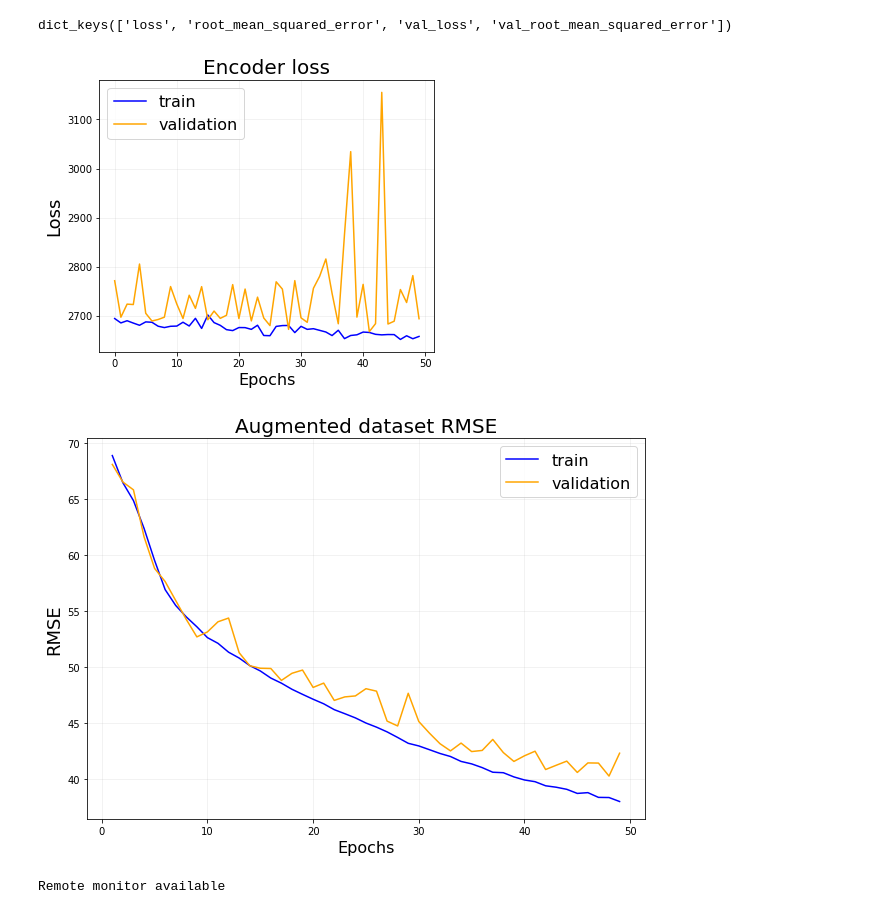
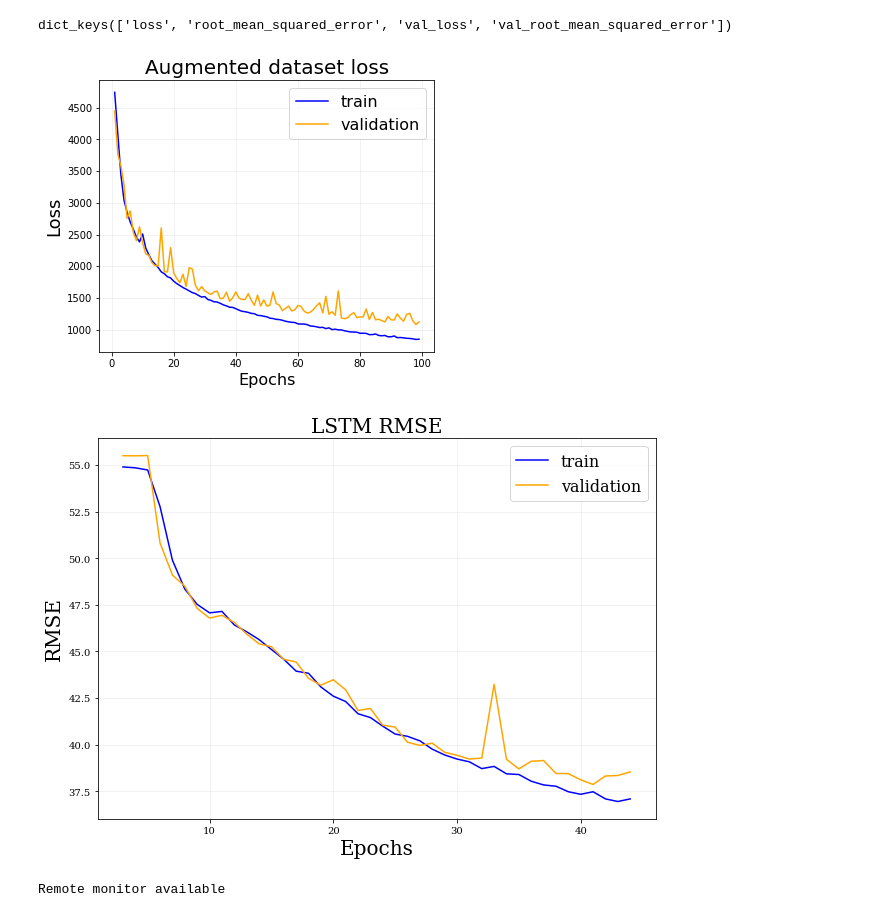
Before and after one commit to djanloo/cmepda, a Jupyter notebook: assets/plot_statistics/plot.ipynb, the cells around one changed output. Drawn from its saved outputs; the diff is of its cells as text; code cells hidden in the pictures.

```diff
--- a/assets/plot_statistics/plot.ipynb
+++ b/assets/plot_statistics/plot.ipynb
@@ -13,7 +13,7 @@ print(parent_dir)
 # %%
 import keras
 # %%
-history = np.load("trained/lstmenc_aug/history.npy", allow_pickle=True).item()
+history = np.load("trained/test_freezing_lstm/history.npy", allow_pickle=True).item()
 # %%
 history.history.keys()
 # %% [output]
@@ -21,20 +21,20 @@ dict_keys(['loss', 'root_mean_squared_error', 'val_loss', 'val_root_mean_squared
 # %%
 # epochs
 epochs = np.arange(len(history.history['loss']))
 
 # plot LOSS
 
 plt.figure(figsize=(6, 5))
-plt.title("Encoder loss", fontsize=20)
-plt.plot(epochs[:], history.history['loss'][:], color='blue', label='train')
-plt.plot(epochs[:], history.history['val_loss'][:], color='orange', label='validation')
+plt.title("Augmented dataset loss", fontsize=20)
+plt.plot(epochs[1:], history.history['loss'][1:], color='blue', label='train')
+plt.plot(epochs[1:], history.history['val_loss'][1:], color='orange', label='validation')
 plt.legend(fontsize=16)
 plt.grid(alpha=0.2)
 plt.xlabel('Epochs', fontsize=16)
 plt.ylabel('Loss', fontsize=18)
 plt.savefig("docs/slides/figures/whole_aug_loss.png")
 # %% [output]
-[figure, old version]
+[figure, new version]
 # %%
 # epochs
 epochs = np.arange(len(history.history['loss']))
@@ -42,16 +42,16 @@ epochs = np.arange(len(history.history['loss']))
 # plot LOSS
 
 plt.figure(figsize=(10, 7))
-plt.title("Augmented dataset RMSE", fontsize=20)
-plt.plot(epochs[1:], history.history['root_mean_squared_error'][1:], color='blue', label='train')
-plt.plot(epochs[1:], history.history['val_root_mean_squared_error'][1:], color='orange', label='validation')
+plt.title("LSTM RMSE", fontsize=20)
+plt.plot(epochs[3:], history.history['root_mean_squared_error'][3:], color='blue', label='train')
+plt.plot(epochs[3:], history.history['val_root_mean_squared_error'][3:], color='orange', label='validation')
 plt.legend(fontsize=16)
 plt.grid(alpha=0.2)
-plt.xlabel('Epochs', fontsize=16)
-plt.ylabel('RMSE', fontsize=18)
-plt.savefig("docs/slides/figures/lstmenc_aug_rmse.png")
+plt.xlabel('Epochs', fontsize=20)
+plt.ylabel('RMSE', fontsize=20)
+plt.savefig("docs/slides/figures/lstm_rmse.pdf")
 # %% [output]
-[figure, old version]
+[figure, new version]
 # %%
 from context import stats
 from context import LstmEncoder
```
Also changed, not shown: parts of 1 cell of this notebook, 11 other files.
